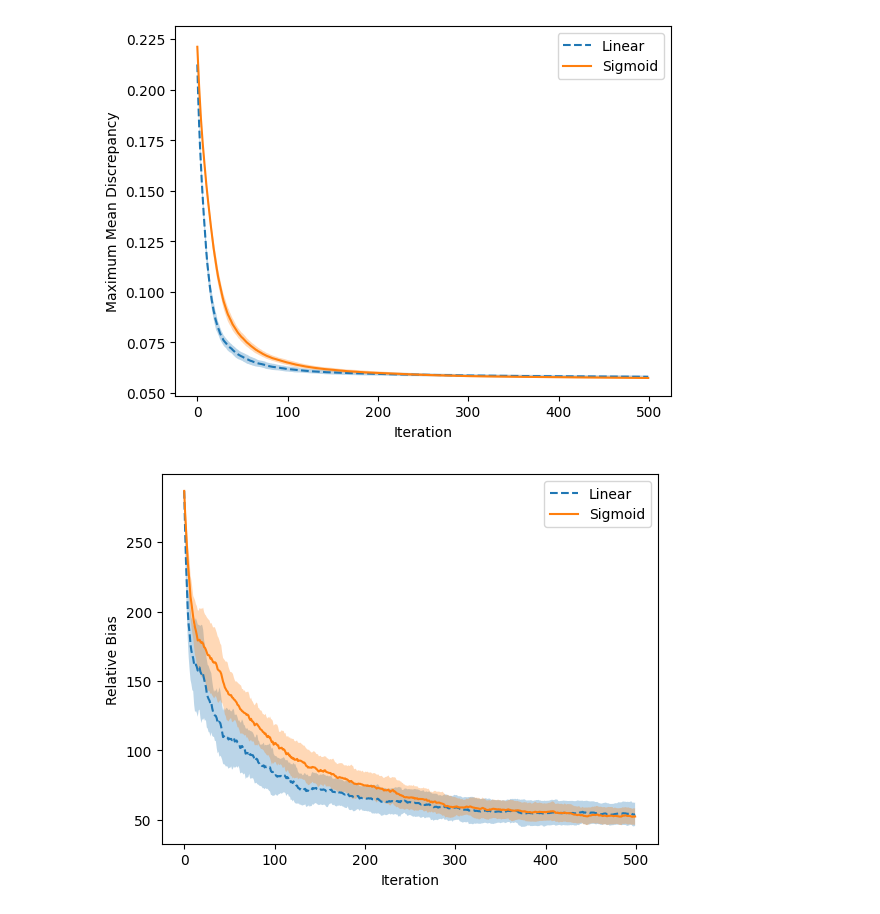
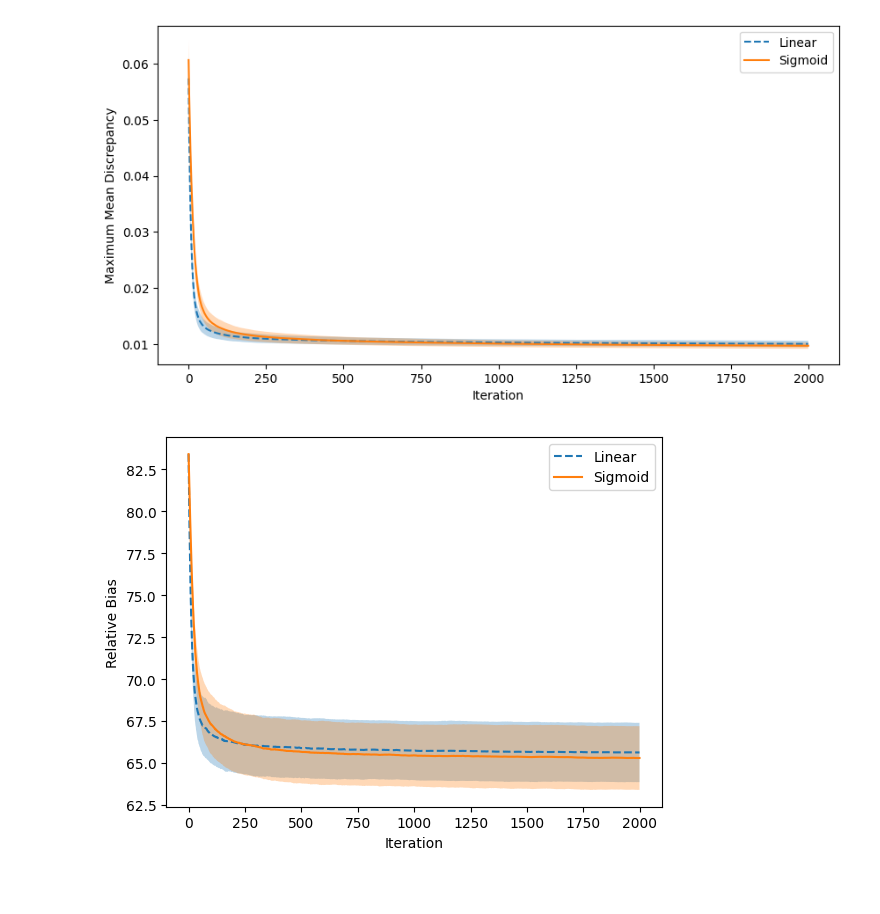
Before and after one commit to kramerlab/FeatureWeightDebiasing, a Jupyter notebook: notebooks/visualise_soft_mrs_analysis.ipynb, the cells around one changed output. Drawn from its saved outputs; the diff is of its cells as text; code cells hidden in the pictures; blank space fills up the shorter version.

Commit message:
Create final diagrams

```diff
--- a/notebooks/visualise_soft_mrs_analysis.ipynb
+++ b/notebooks/visualise_soft_mrs_analysis.ipynb
@@ -11,14 +8,18 @@ save_path.mkdir(exist_ok=True)
 result_path = Path("../thesis_results/soft_mrs_analysis")
 # methods_list = ["uniform","psa", "kmm", "mrs-forest", "fw-mrs-temperature",  "fw-mrs-temperature-svm", "soft-mrs-linear", "soft-mrs-exponential"]
 # bias_types = ["less_negative_class", "less_positive_class", "mean_difference",  "none"]
-bias_types = ["none"]
+bias_types = ["less_positive_class"]
 less_bias_strengths = ["0.1"]
 # mean_bias_strengthts = ["0.8", "0.9"]
 mean_bias_strengthts = ["0.8"]
 weight_types = ["linear", "exponential"]
 # datasets = ["folktables_employment", "folktables_income", "hr_analytics", "breast_cancer", "loan_prediction",
 # "gbs_allensbach", "gbs_gesis", "gbs_allensbach"]
-datasets = ["gbs_allensbach"]
+datasets = ["folktables_income"]
+
+save_path = Path("diagrams/soft_mrs_analysis")
+save_path = save_path / datasets[0] / bias_types[0]
+save_path.mkdir(exist_ok=True, parents=True)
 # %%
 dict_list = []
 
@@ -98,20 +99,21 @@ exponential_aurocs = np.concatenate(exponential_aurocs).reshape(len(exponential_
 exponential_relative_bias = np.concatenate(exponential_relative_bias).reshape(len(exponential_relative_bias),*np.shape(exponential_relative_bias[0]))
 exponential_wassersteins = np.concatenate(exponential_wassersteins).reshape(len(exponential_wassersteins),*np.shape(exponential_wassersteins[0]))
 # %%
+plt.figure(figsize=(10, 5))
 mean_linear_mmd = np.mean(linear_mmd, axis=0)
 std_linear_mmd = np.std(linear_mmd, axis=0)
 mean_exponential_mmd = np.mean(exponential_mmd, axis=0)
 std_exponential_mmd = np.std(exponential_mmd, axis=0)
 
 sns.lineplot(mean_linear_mmd, label="Linear", linestyle="dashed").set(xlabel="Iteration", ylabel="Maximum Mean Discrepancy")
 plt.fill_between(x= list(range(len(mean_linear_mmd))), y1=mean_linear_mmd + std_linear_mmd,
                  y2=mean_linear_mmd - std_linear_mmd, alpha=0.3)
 sns.lineplot(mean_exponential_mmd, label="Sigmoid")
 plt.fill_between(x= list(range(len(mean_exponential_mmd))), y1=mean_exponential_mmd + std_exponential_mmd,
                  y2=mean_exponential_mmd - std_exponential_mmd, alpha=0.3)
 plt.savefig(save_path / "mmds.pdf")
 # %% [output]
-[figure, old version]
+[figure, new version]
 # %%
 mean_linear_relative_bias = np.mean(linear_relative_bias, axis=0)
 std_linear_relative_bias = np.std(linear_relative_bias, axis=0)
@@ -126,7 +128,7 @@ plt.fill_between(x= list(range(len(mean_exponential_relative_bias))), y1=mean_ex
                  y2=mean_exponential_relative_bias - std_exponential_relative_bias, alpha=0.3)
 plt.savefig(save_path / "relative_bias.pdf")
 # %% [output]
-[figure, old version]
+[figure, new version]
 # %%
 mean_linear_aurocs = np.mean(linear_aurocs, axis=0)
 std_linear_aurocs = np.std(linear_aurocs, axis=0)
```
Also changed, not shown: parts of 3 cells of this notebook, 29 other files.
